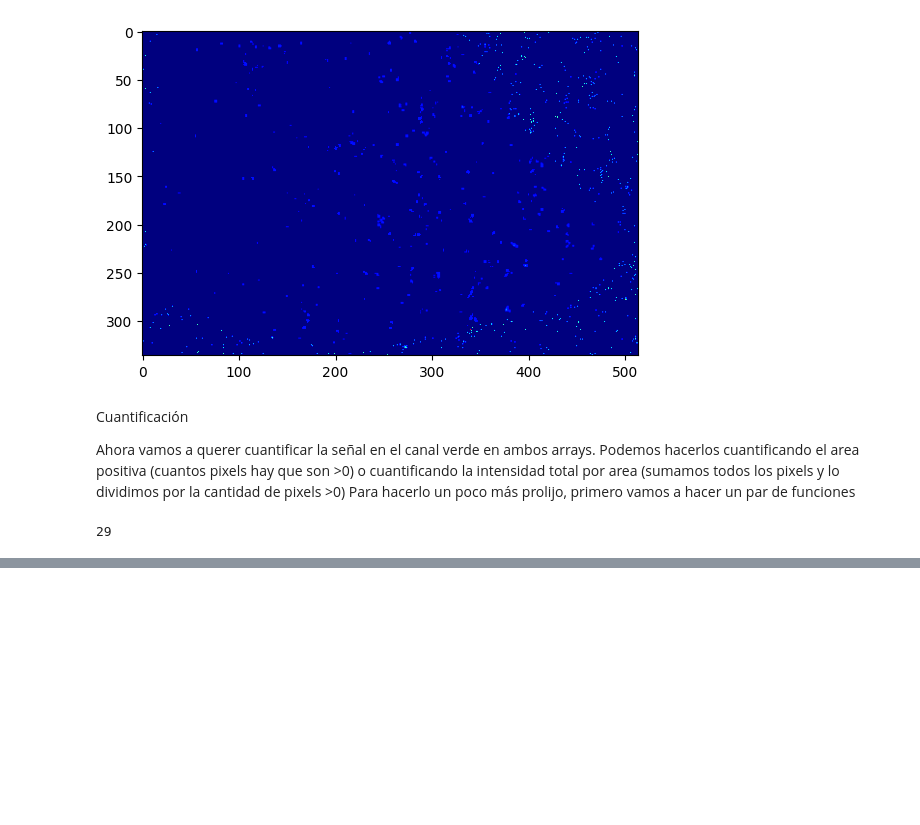
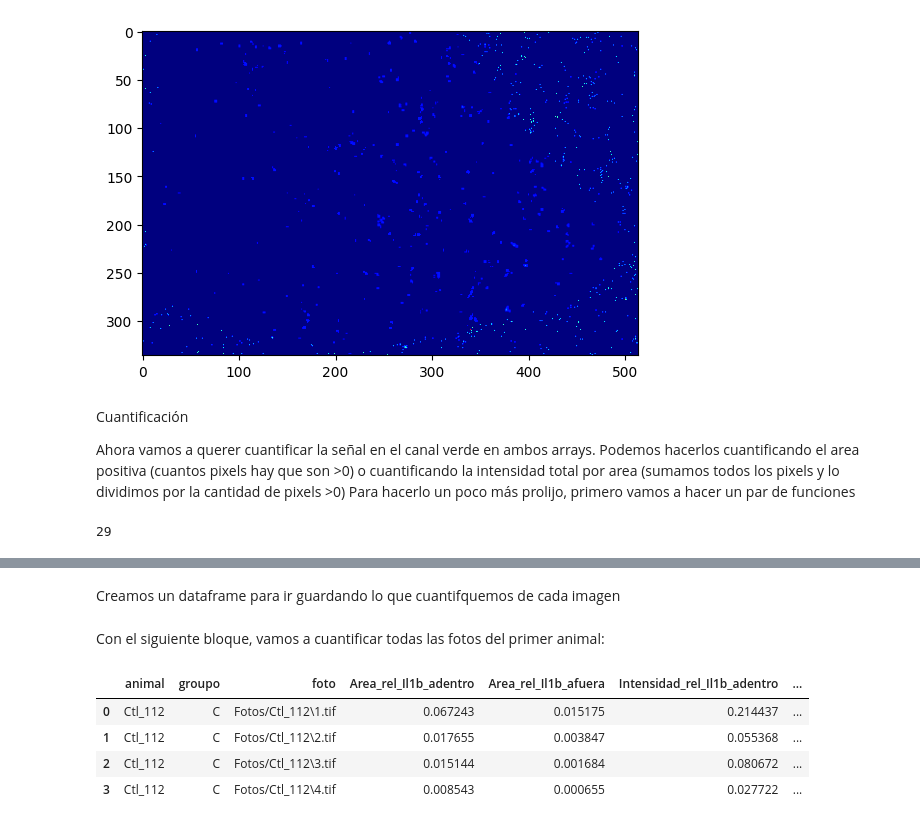
Before and after one commit to SalvadorCalanni/Confocal-Image-Analysis-Workshop-with-Python, a Jupyter notebook: IL1beta.ipynb, the cells around one changed output, grey strips where cells are left out. Cells and saved outputs as stored; diff of their text form; code cells hidden in the pictures; blank space fills up the shorter version.

```diff
--- a/IL1beta.ipynb
+++ b/IL1beta.ipynb
@@ -121,0 +124,2 @@ Intensidad meida por px verde anti rojo: 1.2167603074472337e-07
+# %% [markdown]
+Creamos un dataframe para ir guardando lo que cuantifquemos de cada imagen
@@ -121,0 +130,40 @@ Intensidad meida por px verde anti rojo: 1.2167603074472337e-07
+# %% [markdown]
+Con el siguiente bloque, vamos a cuantificar todas las fotos del primer animal:
+# %%
+
+###Estas 3 líneas cambian para cada animal:
+mouse = 'Ctl_112'
+group = "C"
+Ubicacion = "Fotos/Ctl_112/*.tif" #Esto es la ubicación de las fotos para este animal en particular
+
+### Esto es siempre lo mismo:
+files = glob.glob(Ubicacion) #Esto nos da una lista con todas las fotos que están en la carpeta
+
+for file in files:
+    imagen = plt.imread(file)
+    canal_rojo = imagen[:,:,0] #Canal rojo
+    canal_verde = imagen[:,:,1] #Canal verde
+
+    area_verde_total = np.sum(canal_verde > 0)
+    area_verde_sobre_rojo, area_verde_anti_rojo =  area_1_segun_2(canal_verde, canal_rojo)
+
+    area_roja_total = np.sum(canal_rojo > 0)
+    area_anti_rojo = np.sum(canal_rojo == 0)
+
+    area_verde_sobre_rojo_normalizada = area_verde_sobre_rojo / area_roja_total
+    area_verde_anti_rojo_normalizada = area_verde_anti_rojo / area_anti_rojo
+
+    intensidad_verde_sobre_rojo, intensidad_verde_anti_rojo = intensidad_canal1_segun_area_canal2(canal_verde, canal_rojo)
+
+    new_row = pd.DataFrame({'animal': [mouse], 'groupo': [group], 'foto': [file], 'Area_rel_Il1b_adentro': [area_verde_sobre_rojo_normalizada],
+                            'Area_rel_Il1b_afuera': [area_verde_anti_rojo_normalizada], 'Intensidad_rel_Il1b_adentro': [intensidad_verde_sobre_rojo],
+                            'Intensidad_rel_Il1b_afuera': [intensidad_verde_anti_rojo]})
+    df = pd.concat([df, new_row], ignore_index=True)
+# %%
+df.head()
+# %% [output]
+|  | animal | groupo | foto | Area_rel_Il1b_adentro | Area_rel_Il1b_afuera | Intensidad_rel_Il1b_adentro | ... |
+| 0 | Ctl_112 | C | Fotos/Ctl_112\1.tif | 0.067243 | 0.015175 | 0.214437 | ... |
+| 1 | Ctl_112 | C | Fotos/Ctl_112\2.tif | 0.017655 | 0.003847 | 0.055368 | ... |
+| 2 | Ctl_112 | C | Fotos/Ctl_112\3.tif | 0.015144 | 0.001684 | 0.080672 | ... |
+| 3 | Ctl_112 | C | Fotos/Ctl_112\4.tif | 0.008543 | 0.000655 | 0.027722 | ... |
```
Also changed, not shown: parts of 16 cells of this notebook.
